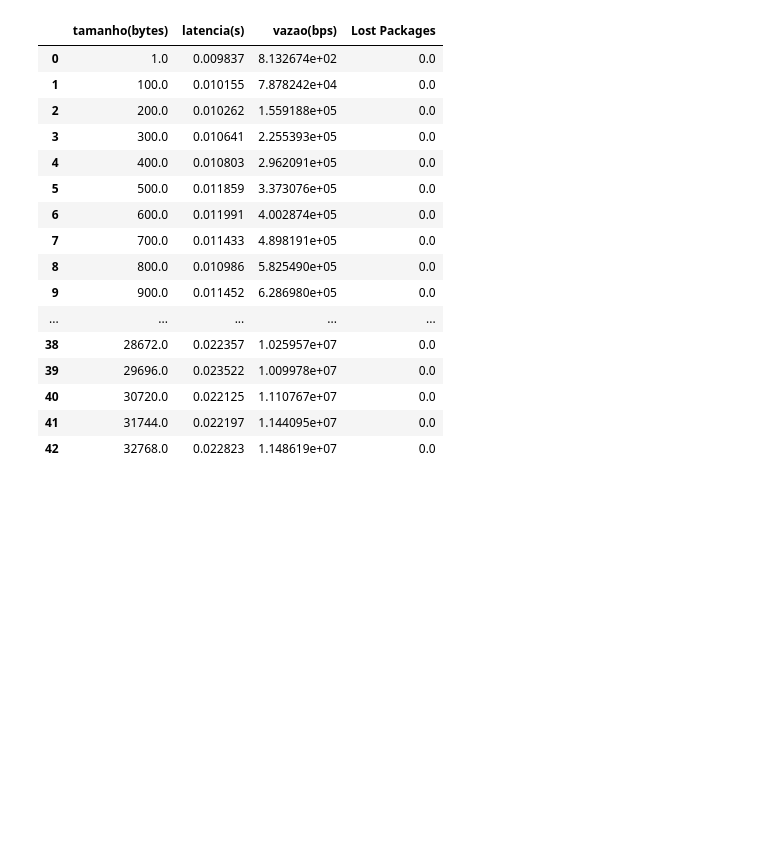
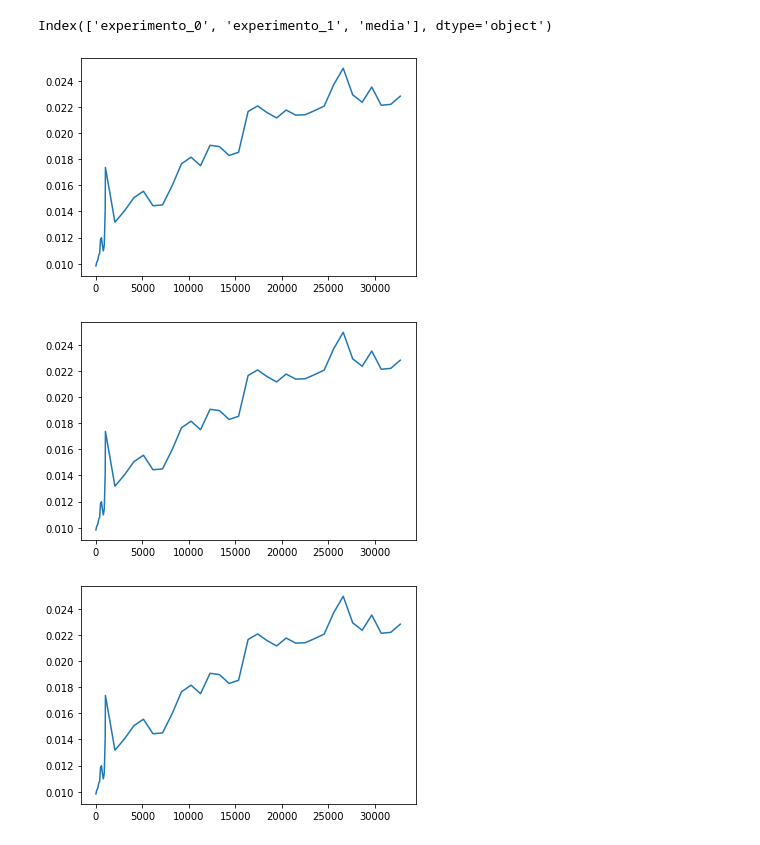
Before and after one commit to vic-torr/networks, a Jupyter notebook: tp2/data_analysis.ipynb, the cells around one changed output. Drawn from its saved outputs; the diff is of its cells as text; code cells hidden in the pictures; blank space fills up the shorter version.

```diff
--- a/tp2/data_analysis.ipynb
+++ b/tp2/data_analysis.ipynb
@@ -6,20 +4,39 @@ data = pd.read_csv("result.csv")
-# %%
-data
-# %% [output]
-|  | tamanho(bytes) | latencia(s) | vazao(bps) | Lost Packages |
-| 0 | 1.0 | 0.009837 | 8.132674e+02 | 0.0 |
-| 1 | 100.0 | 0.010155 | 7.878242e+04 | 0.0 |
-| 2 | 200.0 | 0.010262 | 1.559188e+05 | 0.0 |
-| 3 | 300.0 | 0.010641 | 2.255393e+05 | 0.0 |
-| 4 | 400.0 | 0.010803 | 2.962091e+05 | 0.0 |
-| 5 | 500.0 | 0.011859 | 3.373076e+05 | 0.0 |
-| 6 | 600.0 | 0.011991 | 4.002874e+05 | 0.0 |
-| 7 | 700.0 | 0.011433 | 4.898191e+05 | 0.0 |
-| 8 | 800.0 | 0.010986 | 5.825490e+05 | 0.0 |
-| 9 | 900.0 | 0.011452 | 6.286980e+05 | 0.0 |
-| ... | ... | ... | ... | ... |
-| 38 | 28672.0 | 0.022357 | 1.025957e+07 | 0.0 |
-| 39 | 29696.0 | 0.023522 | 1.009978e+07 | 0.0 |
-| 40 | 30720.0 | 0.022125 | 1.110767e+07 | 0.0 |
-| 41 | 31744.0 | 0.022197 | 1.144095e+07 | 0.0 |
-| 42 | 32768.0 | 0.022823 | 1.148619e+07 | 0.0 |
+# %%
+data_experiment = list()
+latency_experiment = list()
+throughput_experiment = list()
+experiments = 2
+for i in range(experiments):
+    data = pd.read_csv("result.csv")
+    latency = data[['tamanho(bytes)','latencia(s)']]
+    latency_experiment.append(latency)
+    throughput = data[['tamanho(bytes)','vazao(bps)']]
+    throughput_experiment.append(data)
+    data_experiment.append(data)
+# %%
+latency_chart = pd.DataFrame()
+latency_chart['tamanho(bytes)'] = data_experiment[0]['tamanho(bytes)']
+throughput_chart = pd.DataFrame()
+throughput_chart['tamanho(bytes)'] = data_experiment[0]['tamanho(bytes)']
+#throughput_chart = pd.DataFrame().append(data_experiment[0]['tamanho(bytes)'].astype('int32').dtypes)
+for i in range(experiments):
+    latency_chart['latencia(s)'] = latency_experiment[i]['latencia(s)']
+    latency_chart = latency_chart.rename(columns={'latencia(s)': f"experimento_{i}"})
+    throughput_chart['vazao(bps)'] = throughput_experiment[i]['vazao(bps)']
+    throughput_chart = throughput_chart.rename(columns={'vazao(bps)': f"experimento_{i}"})
+
+latency_chart['media'] = latency_chart[latency_chart.columns[1:]].mean(axis=1)
+throughput_chart['media'] = throughput_chart[throughput_chart.columns[1:]].mean(axis=1)
+# %%
+columns
+# %% [output]
+Index(['experimento_0', 'experimento_1', 'media'], dtype='object')
+# %%
+columns = latency_chart.columns[1:]
+for i in columns:
+    fig, ax = plt.subplots()
+    ax.plot(latency_chart['tamanho(bytes)'], latency_chart[i])
+# %% [output]
+[figure, added]
+[figure, added]
+[figure, added]
```
Also changed, not shown: parts of 3 cells of this notebook, 5 other files.
